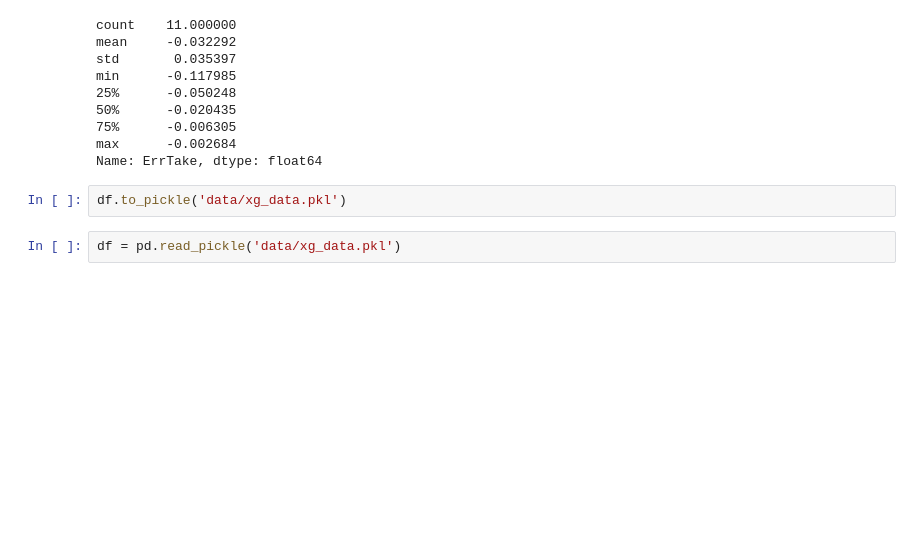
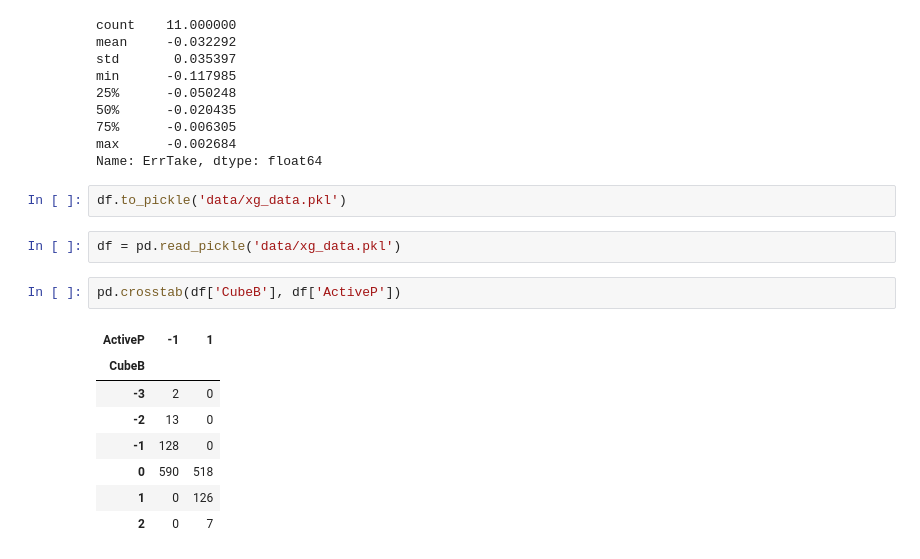
Before and after one commit to mkisono/GammonEstimate, a Jupyter notebook: load_xg.ipynb, the cells around one changed output. Drawn from its saved outputs; the diff is of its cells as text; blank space fills up the shorter version.

```diff
--- a/load_xg.ipynb
+++ b/load_xg.ipynb
@@ -154,3 +159,14 @@ Name: ErrTake, dtype: float64
 df.to_pickle('data/xg_data.pkl')
 # %%
 df = pd.read_pickle('data/xg_data.pkl')
+# %%
+pd.crosstab(df['CubeB'], df['ActiveP'])
+# %% [output]
+| ActiveP | -1 | 1 |
+| CubeB |  |  |
+| -3 | 2 | 0 |
+| -2 | 13 | 0 |
+| -1 | 128 | 0 |
+| 0 | 590 | 518 |
+| 1 | 0 | 126 |
+| 2 | 0 | 7 |
```
Also changed, not shown: parts of 9 cells of this notebook, 1 other file.
